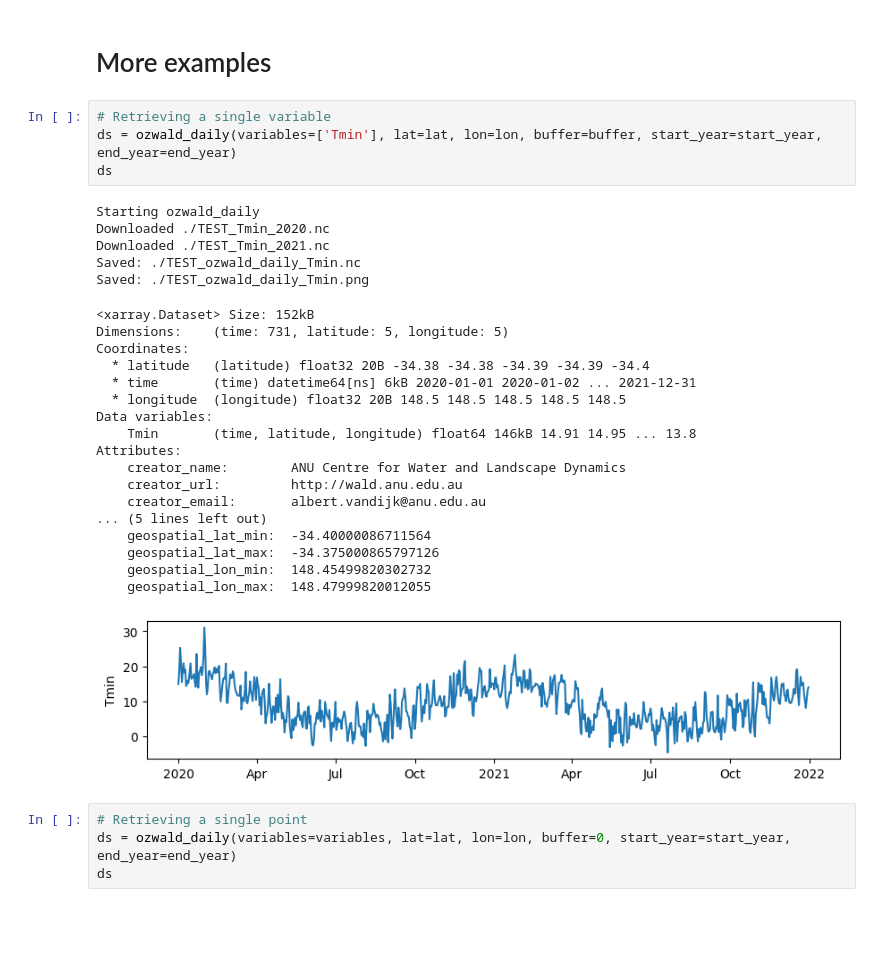
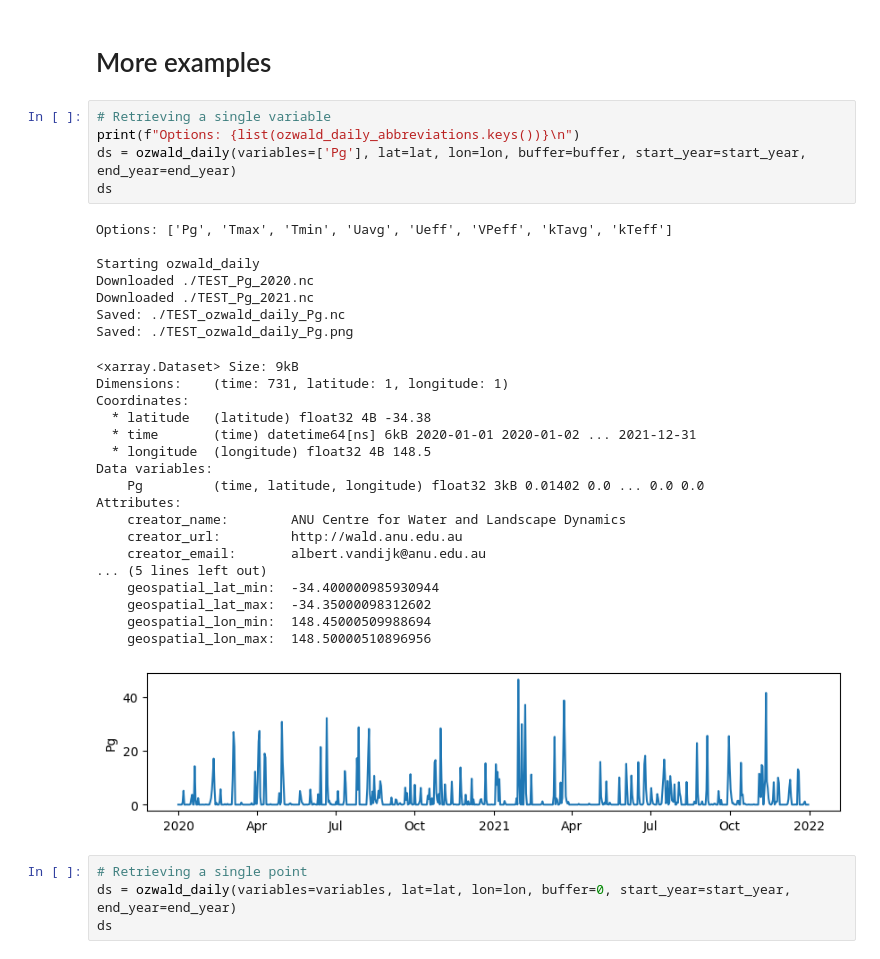
Before and after one commit to ChristopherBradley/DAESIM_preprocess, a Jupyter notebook: notebooks/ozwald_daily.ipynb, the cells around one changed output. Drawn from its saved outputs; the diff is of its cells as text; blank space fills up the shorter version.

```diff
--- a/notebooks/ozwald_daily.ipynb
+++ b/notebooks/ozwald_daily.ipynb
@@ -52,32 +70,35 @@ Attributes:
 # More examples
 # %%
 # Retrieving a single variable
-ds = ozwald_daily(variables=['Tmin'], lat=lat, lon=lon, buffer=buffer, start_year=start_year, end_year=end_year)
+print(f"Options: {list(ozwald_daily_abbreviations.keys())}\n")
+ds = ozwald_daily(variables=['Pg'], lat=lat, lon=lon, buffer=buffer, start_year=start_year, end_year=end_year)
 ds
 # %% [output]
+Options: ['Pg', 'Tmax', 'Tmin', 'Uavg', 'Ueff', 'VPeff', 'kTavg', 'kTeff']
+
 Starting ozwald_daily
-Downloaded ./TEST_Tmin_2020.nc
-Downloaded ./TEST_Tmin_2021.nc
-Saved: ./TEST_ozwald_daily_Tmin.nc
-Saved: ./TEST_ozwald_daily_Tmin.png
+Downloaded ./TEST_Pg_2020.nc
+Downloaded ./TEST_Pg_2021.nc
+Saved: ./TEST_ozwald_daily_Pg.nc
+Saved: ./TEST_ozwald_daily_Pg.png
-<xarray.Dataset> Size: 152kB
-Dimensions:    (time: 731, latitude: 5, longitude: 5)
+<xarray.Dataset> Size: 9kB
+Dimensions:    (time: 731, latitude: 1, longitude: 1)
 Coordinates:
-  * latitude   (latitude) float32 20B -34.38 -34.38 -34.39 -34.39 -34.4
+  * latitude   (latitude) float32 4B -34.38
   * time       (time) datetime64[ns] 6kB 2020-01-01 2020-01-02 ... 2021-12-31
-  * longitude  (longitude) float32 20B 148.5 148.5 148.5 148.5 148.5
+  * longitude  (longitude) float32 4B 148.5
 Data variables:
-    Tmin       (time, latitude, longitude) float64 146kB 14.91 14.95 ... 13.8
+    Pg         (time, latitude, longitude) float32 3kB 0.01402 0.0 ... 0.0 0.0
 Attributes:
     creator_name:        ANU Centre for Water and Landscape Dynamics
     creator_url:         http://wald.anu.edu.au
     creator_email:       albert.vandijk@anu.edu.au
 ... (5 lines left out)
-    geospatial_lat_min:  -34.40000086711564
-    geospatial_lat_max:  -34.375000865797126
-    geospatial_lon_min:  148.45499820302732
-    geospatial_lon_max:  148.47999820012055
+    geospatial_lat_min:  -34.400000985930944
+    geospatial_lat_max:  -34.35000098312602
+    geospatial_lon_min:  148.45000509988694
+    geospatial_lon_max:  148.50000510896956
-[figure, old version]
+[figure, new version]
 # %%
 # Retrieving a single point
 ds = ozwald_daily(variables=variables, lat=lat, lon=lon, buffer=0, start_year=start_year, end_year=end_year)
```
Also changed, not shown: parts of 4 cells of this notebook, 1 other file.
